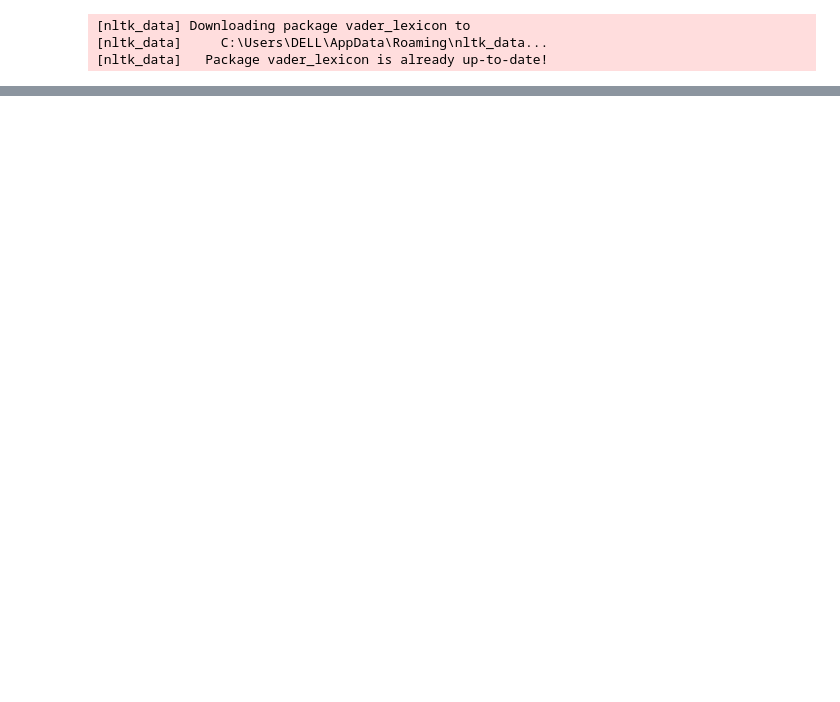
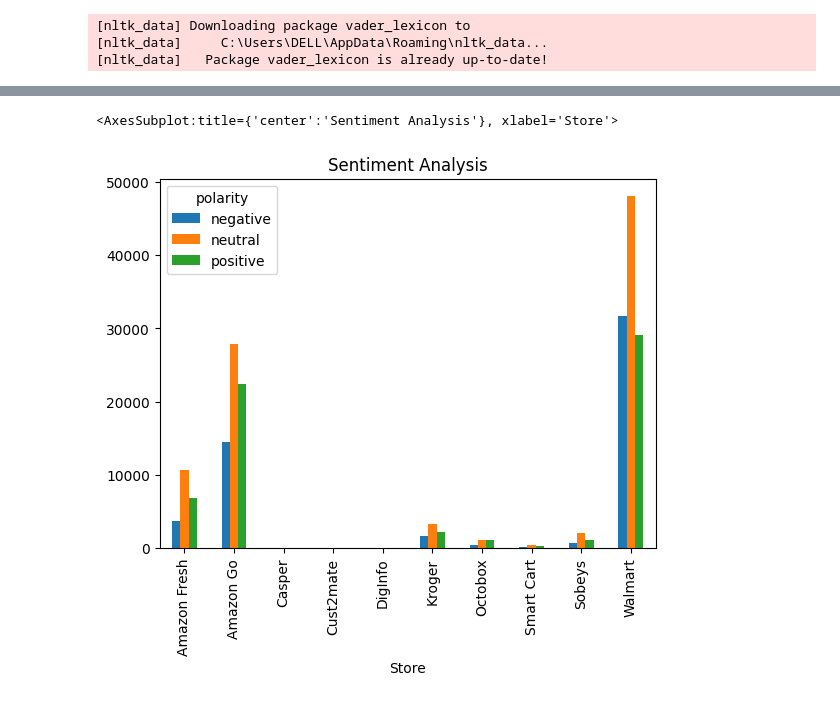
Before and after one commit to paferuto/ABSA-on-IoT-comments, a Jupyter notebook: LabelData/LabelData.ipynb, the cells around one changed output, grey strips where cells are left out. Drawn from its saved outputs; the diff is of its cells as text; code cells hidden in the pictures; blank space fills up the shorter version.

```diff
--- a/LabelData/LabelData.ipynb
+++ b/LabelData/LabelData.ipynb
@@ -84,0 +85,6 @@ df['polarity'].value_counts().plot(kind='bar', title='Sentiment Analysis')
+# %%
+#count the number of positive, negative and neutral comments of each store and plot them
+df.groupby('Store')['polarity'].value_counts().unstack().plot(kind='bar', title='Sentiment Analysis')
+# %% [output]
+<AxesSubplot:title={'center':'Sentiment Analysis'}, xlabel='Store'>
+[figure, added]
```
Also changed, not shown: parts of 3 cells of this notebook, 9 other files.
